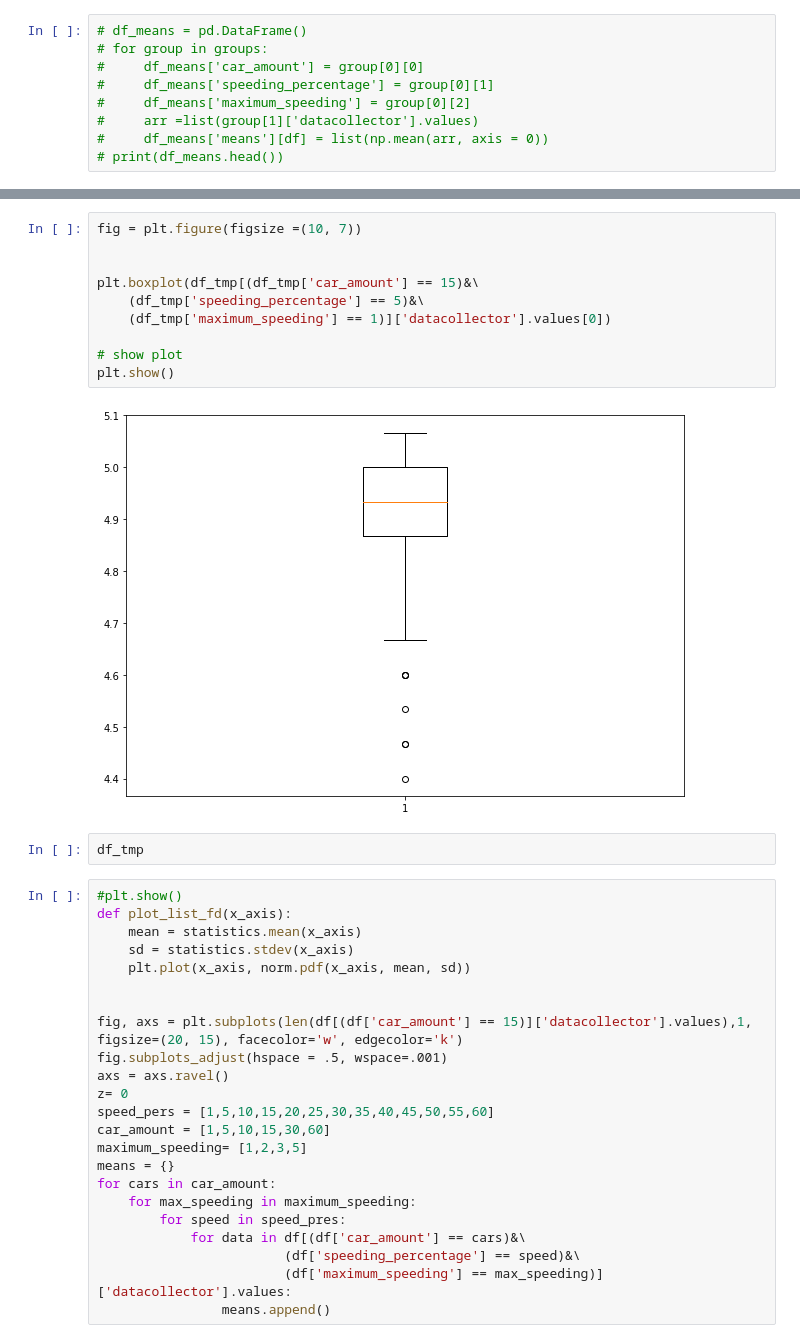
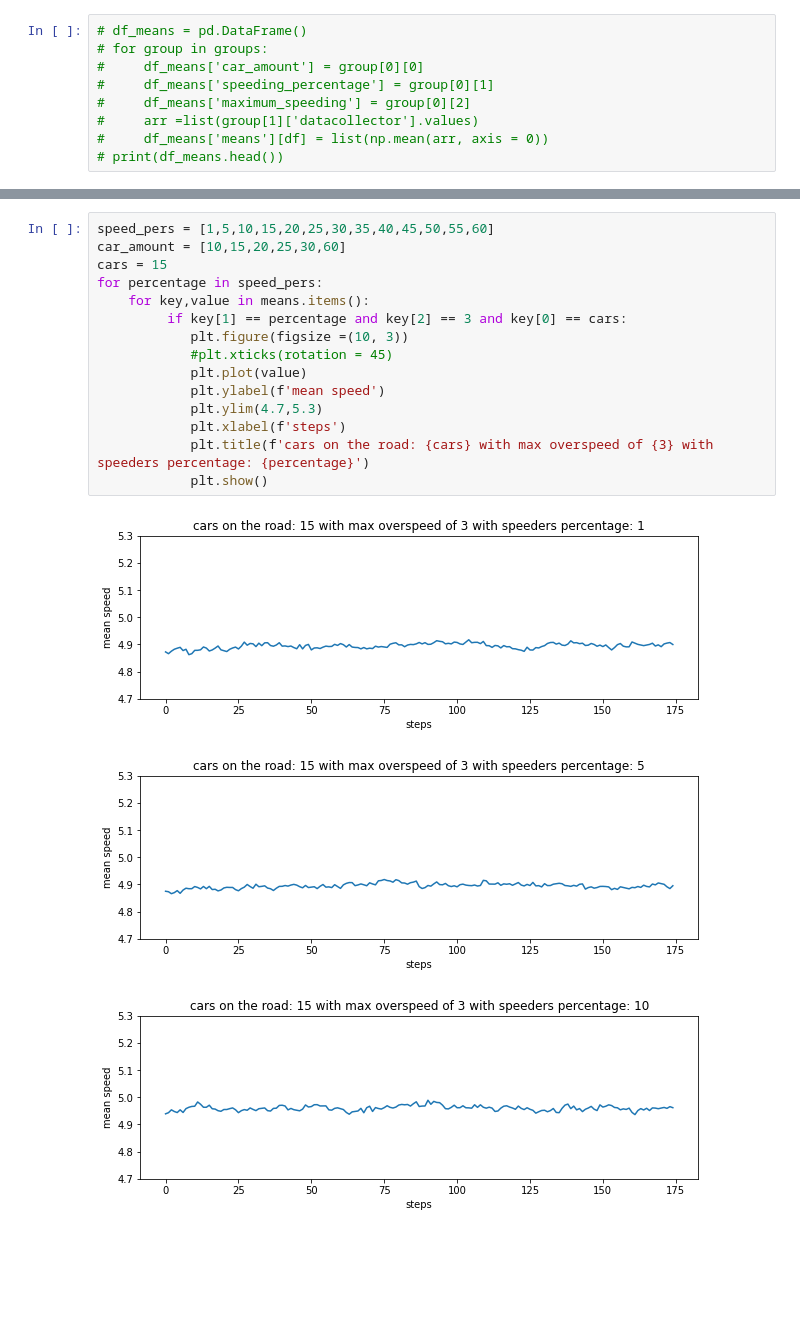
Before and after one commit to Johanvandeglind/Sim-Prog-Opdracht_4, a Jupyter notebook: Read data.ipynb, the cells around one changed output, grey strips where cells are left out. Drawn from its saved outputs; the diff is of its cells as text; blank space fills up the shorter version.

```diff
--- a/Read data.ipynb
+++ b/Read data.ipynb
@@ -119,37 +110,19 @@ for cars in car_amount:
-# %%
-fig = plt.figure(figsize =(10, 7))
-
-
-plt.boxplot(df_tmp[(df_tmp['car_amount'] == 15)&\
-    (df_tmp['speeding_percentage'] == 5)&\
-    (df_tmp['maximum_speeding'] == 1)]['datacollector'].values[0])
-
-# show plot
-plt.show()
-# %% [output]
-[figure, removed]
-# %%
-df_tmp
 # %%
-#plt.show()
-def plot_list_fd(x_axis):
-    mean = statistics.mean(x_axis)
-    sd = statistics.stdev(x_axis)
-    plt.plot(x_axis, norm.pdf(x_axis, mean, sd))
-
-
-fig, axs = plt.subplots(len(df[(df['car_amount'] == 15)]['datacollector'].values),1, figsize=(20, 15), facecolor='w', edgecolor='k')
-fig.subplots_adjust(hspace = .5, wspace=.001)
-axs = axs.ravel()
-z= 0
 speed_pers = [1,5,10,15,20,25,30,35,40,45,50,55,60]
-car_amount = [1,5,10,15,30,60]
-maximum_speeding= [1,2,3,5]
-means = {}
-for cars in car_amount:
-    for max_speeding in maximum_speeding:
-        for speed in speed_pres:
-            for data in df[(df['car_amount'] == cars)&\
-                        (df['speeding_percentage'] == speed)&\
-                        (df['maximum_speeding'] == max_speeding)]['datacollector'].values:
-                means.append()
+car_amount = [10,15,20,25,30,60]
+cars = 15
+for percentage in speed_pers:
+    for key,value in means.items():
+         if key[1] == percentage and key[2] == 3 and key[0] == cars:
+            plt.figure(figsize =(10, 3))
+            #plt.xticks(rotation = 45)
+            plt.plot(value)
+            plt.ylabel(f'mean speed')
+            plt.ylim(4.7,5.3)
+            plt.xlabel(f'steps')
+            plt.title(f'cars on the road: {cars} with max overspeed of {3} with speeders percentage: {percentage}')
+            plt.show()
+# %% [output]
+[figure, added]
+[figure, added]
+[figure, added]
```
Also changed, not shown: parts of 8 cells of this notebook.
